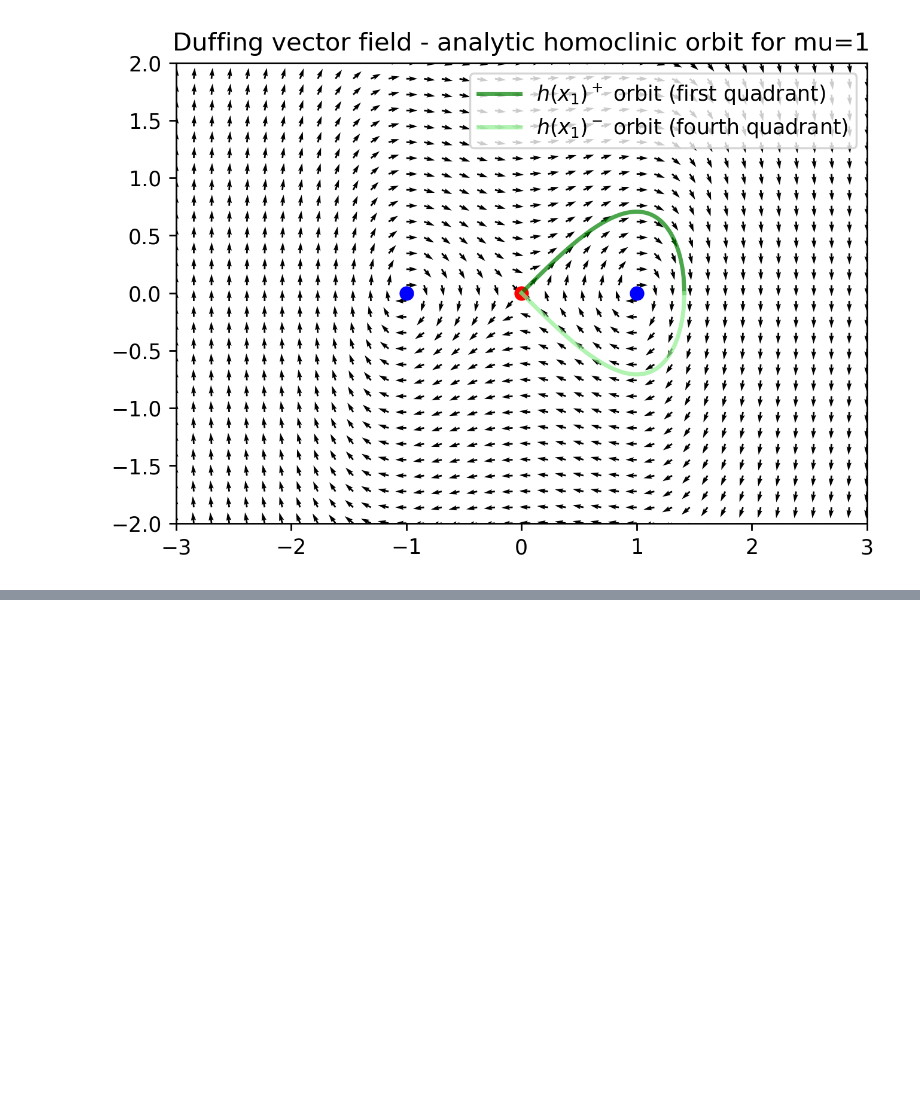
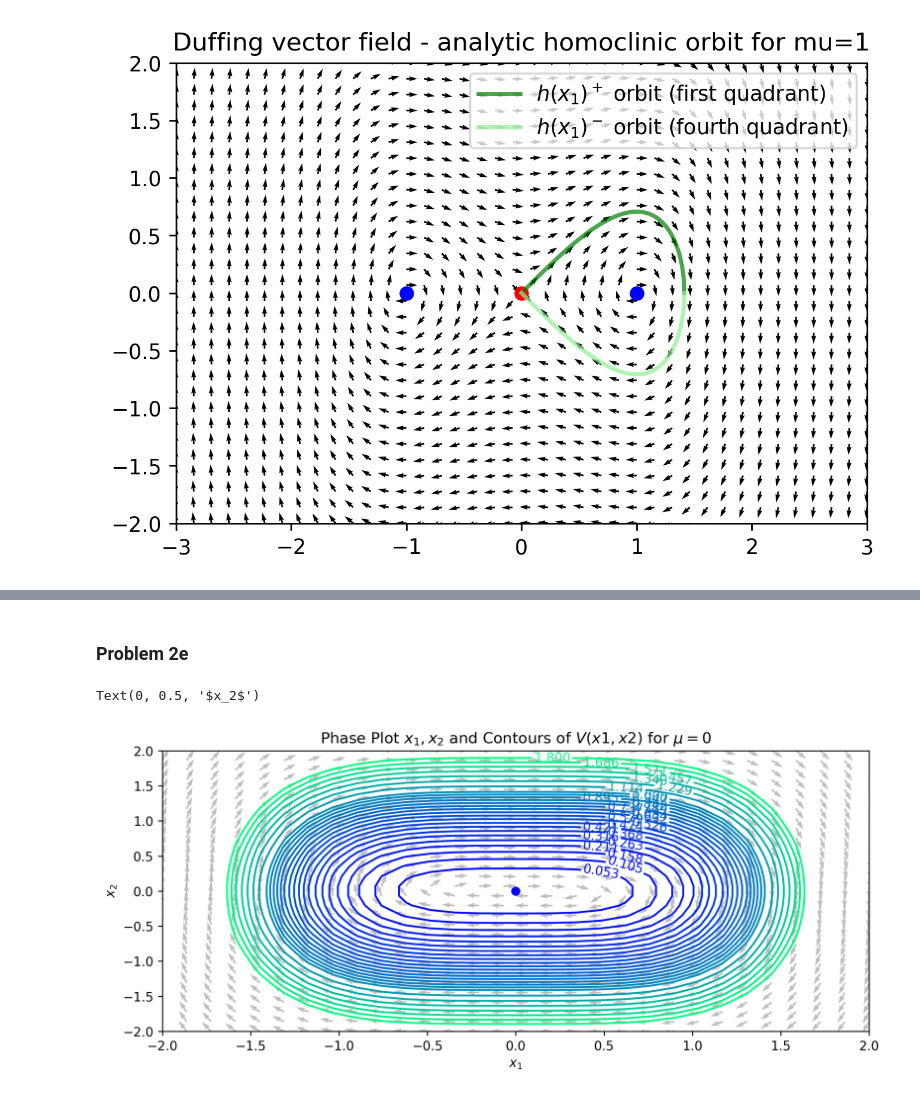
Before and after one commit to JeppeKlitgaard/DTU-01617-Introduction-to-Dynamical-Systems, a Jupyter notebook: assignment_2/assign2.ipynb, the cells around one changed output, grey strips where cells are left out. Saved outputs shown, nothing was run; the diff lists cells and outputs as text; code cells hidden in the pictures; blank space fills up the shorter version.

```diff
--- a/assignment_2/assign2.ipynb
+++ b/assignment_2/assign2.ipynb
@@ -89,0 +123,40 @@ plt.show()
+# %% [markdown]
+### Problem 2e
+# %%
+import numpy as np
+import matplotlib.pyplot as plt
+
+# Lyapunov function
+def V(x1, x2):
+    return 0.5*x2**2 + 0.25*x1**4
+
+# Level Sets
+x1 = np.linspace(-2,2,30)
+x2 = np.linspace(-2,2,30)
+X1, X2 = np.meshgrid(x1, x2)
+Z = V(X1, X2)
+levels = list(np.linspace(0, 1, 20)) + list(np.linspace(1, 1.8, 8))[1:]
+
+# vector field (small region)
+mu = 0.0
+U = X2
+V = mu*X1 - X1**3
+N = np.sqrt(U**2 + V**2)
+
+# plotting
+plt.figure(figsize=(10,4), dpi=250)
+plt.title('Phase Plot $x_1, x_2$ and Contours of $V(x1,x2)$ for $\mu=0$')
+
+cs = plt.contour(X1, X2, Z, levels=levels, cmap='winter') #cmap "cool", "copper", "winter"
+plt.clabel(cs)
+
+plt.quiver(X1, X2, U/N, V/N, angles='xy', color="grey", alpha=0.5)
+plt.scatter([0], [0], color='red')  # saddle point at origin
+plt.scatter([mu**0.5], [0], color='blue')  # center at (sqrt(mu), 0)
+plt.scatter([-mu**0.5], [0], color='blue')  # center at (-sqrt(mu), 0)
+
+#plt.gca().set_aspect('equal', 'box')
+plt.xlabel('$x_1$'); plt.ylabel('$x_2$')
+# %% [output]
+Text(0, 0.5, '$x_2$')
+[figure, added]
```
Also changed, not shown: parts of 2 cells of this notebook, 3 other files.
